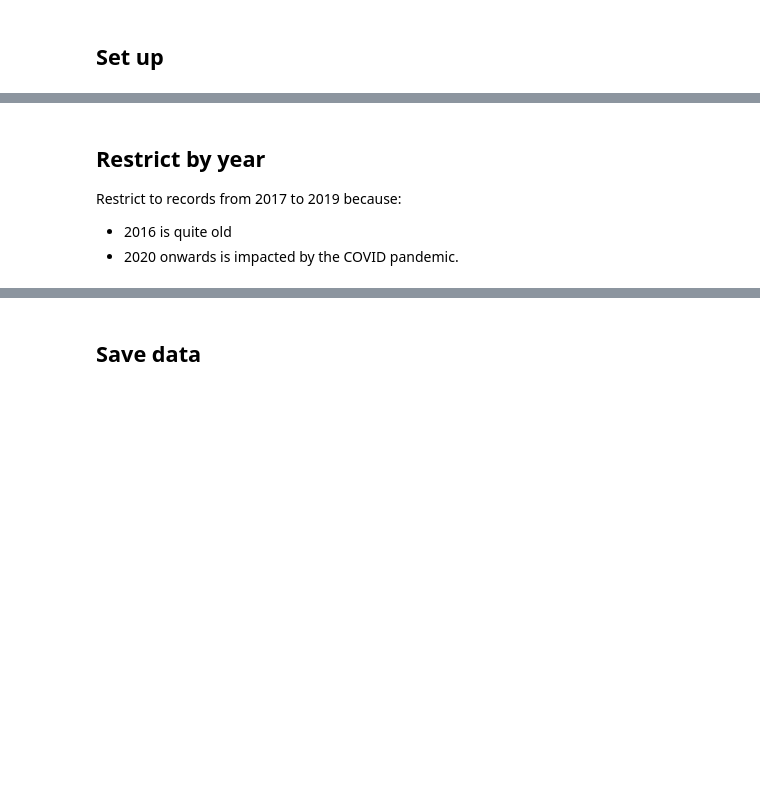
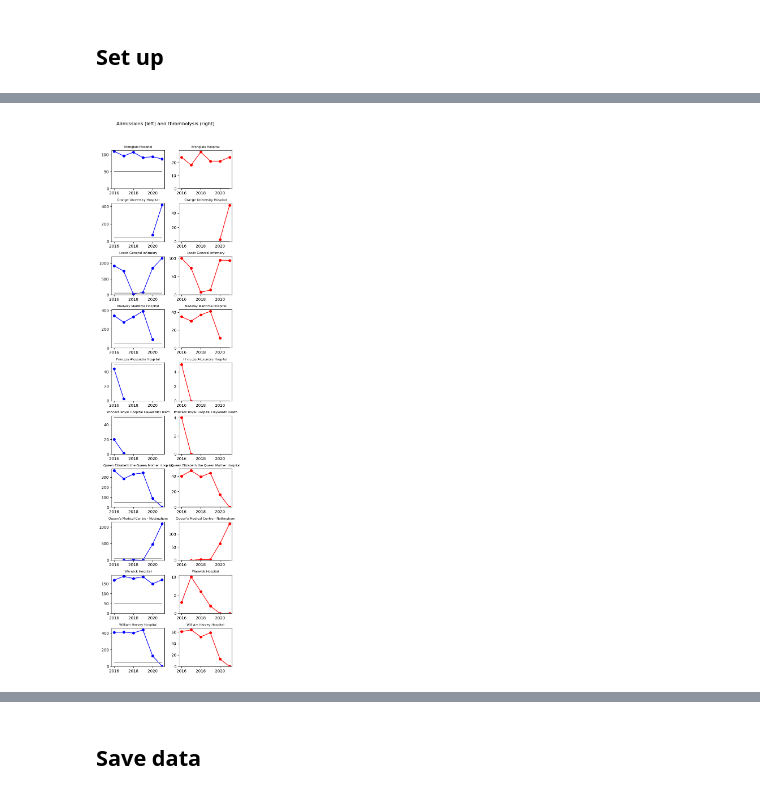
Before and after one commit to samuel-book/samuel_2_data_prep, a Jupyter notebook: descriptive_statistics/01_reformat_data.ipynb, the cells around one changed output, grey strips where cells are left out. Saved outputs shown, nothing was run; the diff lists cells and outputs as text; code cells hidden in the pictures; blank space fills up the shorter version.

```diff
--- a/descriptive_statistics/01_reformat_data.ipynb
+++ b/descriptive_statistics/01_reformat_data.ipynb
@@ -31,8 +30,8 @@ class Paths:
     '''Singleton object for storing paths to data and files.'''
 
     data_path = './../output/'
-    data_filename = 'reformatted_data.csv'
-    restrict_filename = 'reformatted_data_restricted.csv'
+    data_filename = 'clean_samuel_ssnap_extract_v2.csv'
+    restrict_filename = 'reformatted_data.csv'
     notebook = '01'
 
 
@@ -84,45 +89,34 @@ def check_criteria(data, min_admissions, min_thrombolysis, output):
 # %%
-def plot_admissions_thrombolysis(admission_thrombolysis_data):
-    '''
-    Creates plot of number of admissions and number of thrombolysis
-    patients per year per stroke team in the provided dataset
-    '''
-    # Group by stroke team and loop through
-    admissions_thrombolysis_teams = (
-        admission_thrombolysis_data.groupby('stroke_team'))
+# Group by stroke team and loop through
+admissions_thrombolysis_teams = (
+    admissions_thrombolysis.groupby('stroke_team'))
 
-    # Set up figure and counter
-    fig, ax = plt.subplots(figsize=(5, 10),
-                           nrows=len(admissions_thrombolysis_teams), ncols=2)
-    i = 0
+# Set up figure and counter
+fig, ax = plt.subplots(
+    figsize=(5, 20), nrows=len(admissions_thrombolysis_teams), ncols=2)
+i = 0
 
-    plt.setp(ax, xticks=[2017, 2018, 2019])
+# Loop through teams and plot
+for name, group_df in admissions_thrombolysis_teams:
+    # Admissions plot
+    group_df.plot(x='year', y='admissions', linestyle='-', marker='o',
+                  ax=ax[i, 0], color='blue', legend=False, xlabel='')
+    ax[i, 0].hlines(y=50, xmin=2016, xmax=2021, color='grey')
+    ax[i, 0].set_ylim([0, None])
+    ax[i, 0].set_title(name, fontsize=8)
 
-    # Loop through teams and plot
-    for name, group_df in admissions_thrombolysis_teams:
-        # Admissions plot
-        group_df.plot(x='year', y='admissions', linestyle='-', marker='o',
-                      ax=ax[i, 0], color='blue', legend=False, xlabel='')
-        ax[i, 0].hlines(y=20, xmin=2017, xmax=2019, color='grey')
-        ax[i, 0].set_ylim([0, None])
-        ax[i, 0].set_title(name, fontsize=8)
+    # Thrombolysis patients plot
+    group_df.plot(x='year', y='thrombolysis', linestyle='-', marker='o',
+                  ax=ax[i, 1], color='red', legend=False, xlabel='')
+    ax[i, 1].hlines(y=0, xmin=2016, xmax=2021, color='grey')
+    ax[i, 1].set_ylim([0, None])
+    ax[i, 1].set_title(name, fontsize=8)
 
-        # Thrombolysis patients plot
-        group_df.plot(x='year', y='thrombolysis', linestyle='-', marker='o',
-                      ax=ax[i, 1], color='red', legend=False, xlabel='')
-        ax[i, 1].hlines(y=0, xmin=2017, xmax=2019, color='grey')
-        ax[i, 1].set_ylim([0, None])
-        ax[i, 1].set_title(name, fontsize=8)
+    i += 1
 
-        i += 1
-
-    fig.tight_layout()
-    fig.suptitle('Admissions (left) and thrombolysis (right)')
-    fig.subplots_adjust(top=0.93)
-    plt.show()
+fig.tight_layout()
+fig.suptitle('Admissions (left) and thrombolysis (right)')
+fig.subplots_adjust(top=0.93)
+plt.show()
+# %% [output]
+[figure, added]
-# %% [markdown]
-## Restrict by year
-
-Restrict to records from 2017 to 2019 because:
-* 2016 is quite old
-* 2020 onwards is impacted by the COVID pandemic.
```
Also changed, not shown: parts of 21 cells of this notebook.
